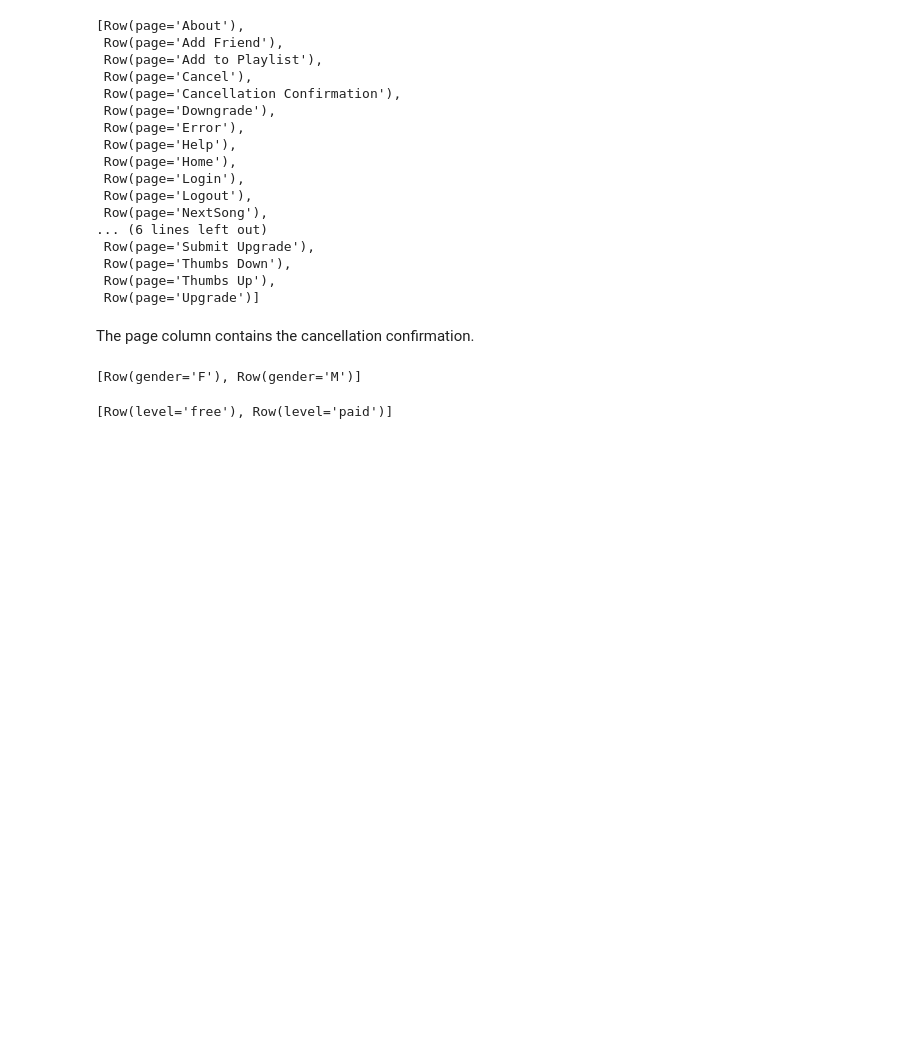
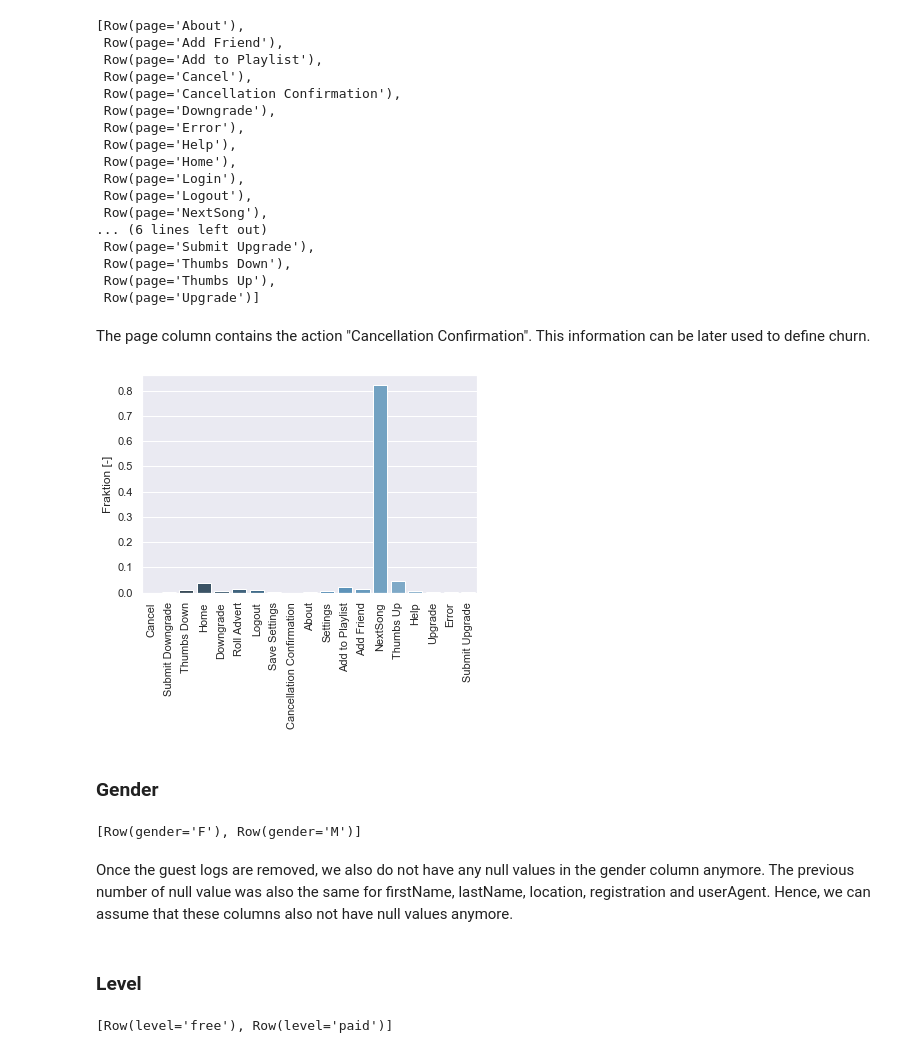
Before and after one commit to christofranz/sparkify-churn-prediction, a Jupyter notebook: Sparkify_data_analysis.ipynb, the cells around one changed output. Cells and saved outputs as stored; diff of their text form; code cells hidden in the pictures; blank space fills up the shorter version.

Commit message:
Add visualization of page counts

```diff
--- a/Sparkify_data_analysis.ipynb
+++ b/Sparkify_data_analysis.ipynb
@@ -175,13 +216,32 @@ valid_events.select("page").dropDuplicates().sort("page").collect()
  Row(page='Thumbs Down'),
  Row(page='Thumbs Up'),
  Row(page='Upgrade')]
-# %% [markdown]
-The page column contains the cancellation confirmation.
+# %% [markdown]
+The page column contains the action "Cancellation Confirmation". This information can be later used to define churn.
+# %%
+# visualize distribution of logs for page
+page_counts = valid_events.groupBy("page").count().toPandas()
+total_counts = page_counts["count"].sum()
+page_counts["relative_count"] = page_counts["count"] / total_counts
+fig, ax1 = plt.subplots()
+sns.barplot(x="page", y="relative_count", data=page_counts,
+                 palette="Blues_d", ax=ax1)
+ax1.set_xlabel("")
+ax1.set_ylabel("Fraktion [-]")
+plt.xticks(rotation=90); # rotate ticks for readability
+# %% [output]
+[figure, added]
+# %% [markdown]
+### Gender
 # %%
 # inspect gender options
 valid_events.select("gender").dropDuplicates().sort("gender").collect()
 # %% [output]
 [Row(gender='F'), Row(gender='M')]
+# %% [markdown]
+Once the guest logs are removed, we also do not have any null values in the gender column anymore. The previous number of null value was also the same for firstName, lastName, location, registration and userAgent. Hence, we can assume that these columns also not have null values anymore.
+# %% [markdown]
+### Level
 # %%
 # inspect level values
 valid_events.select("level").dropDuplicates().sort("level").collect()
```
Also changed, not shown: parts of 97 cells of this notebook.
